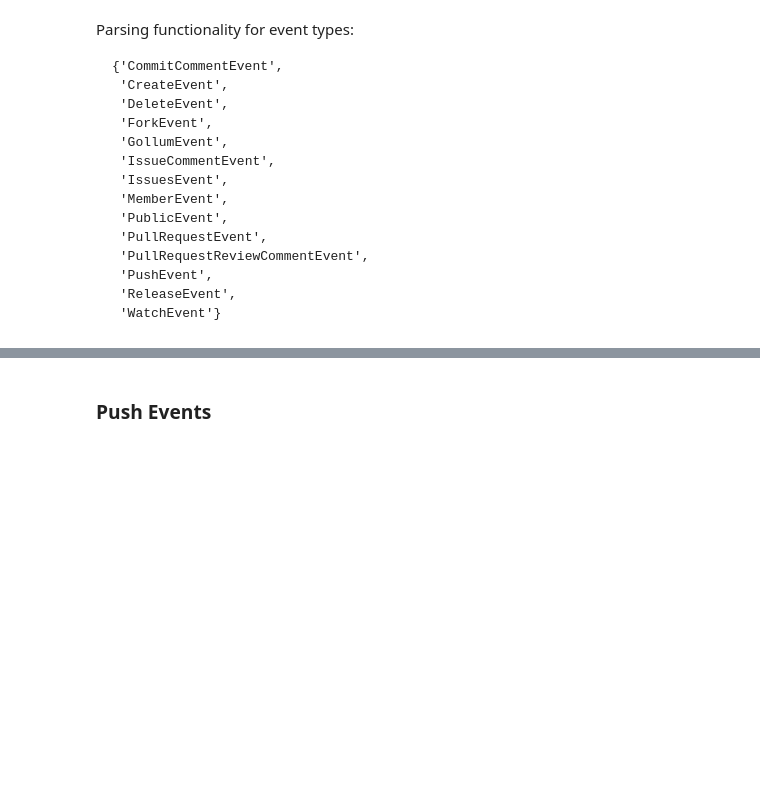
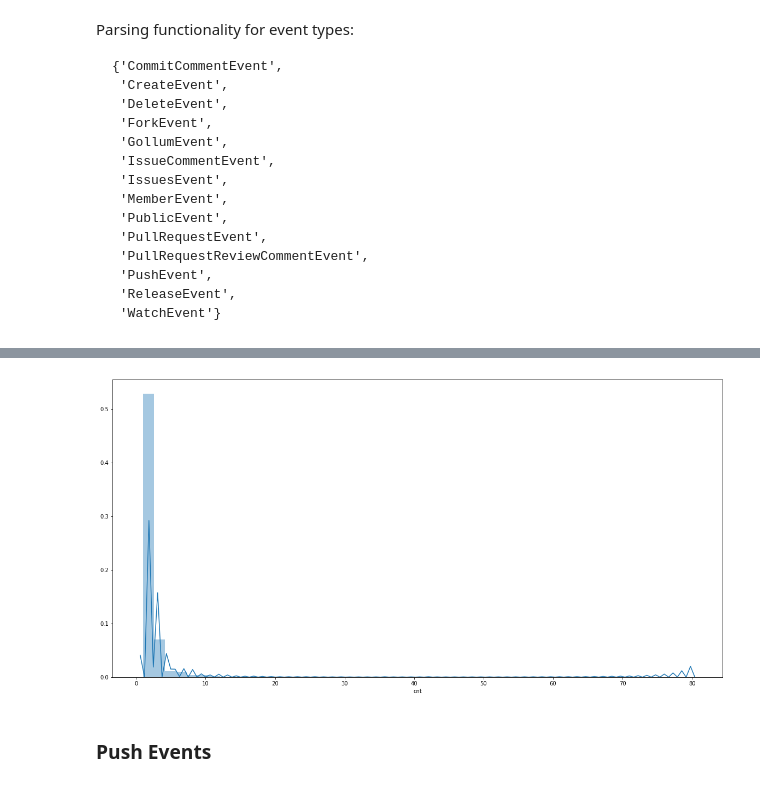
Before and after one commit to benpeloquin7/github_entropy, a Jupyter notebook: notebooks/github-archive-utils.ipynb, the cells around one changed output, grey strips where cells are left out. Drawn from its saved outputs; the diff is of its cells as text; code cells hidden in the pictures; blank space fills up the shorter version.

```diff
--- a/notebooks/github-archive-utils.ipynb
+++ b/notebooks/github-archive-utils.ipynb
@@ -101,4 +139,10 @@ defaultdict(collections.Counter,
 # %%
 df_events = pd.DataFrame(events)
 # %%
-df_events.groupby("repo_id").count().reset_index().sort_values('idx', ascending=False).head(n=5)
+df_counts = df_events \
+    .groupby("repo_id") \
+    .count() \
+    .reset_index() \
+    .sort_values('idx', ascending=False) \
+    .drop(['created_at', 'event_type'], axis=1) \
+    .rename(columns={'idx': 'cnt'})
@@ -134,3 +184,8 @@ df_events[df_events['repo_id']==724712]
+# %%
+plt.figure(figsize=(20,10))
+sns.distplot(df_counts['cnt']);
+# %% [output]
+[figure, added]
 # %% [markdown]
 ### Push Events
 # %%
```
Also changed, not shown: parts of 18 cells of this notebook, 1 other file.
